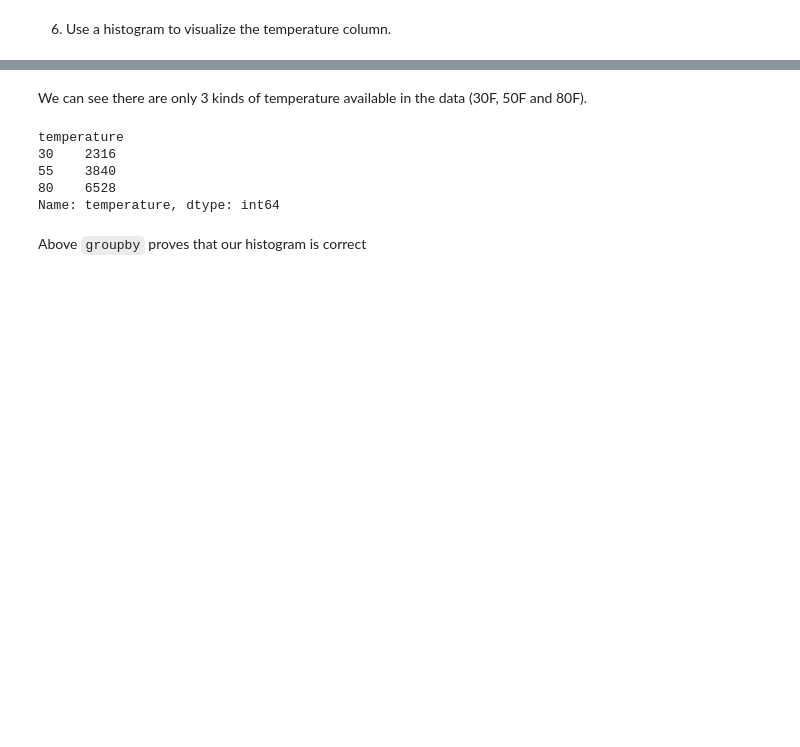
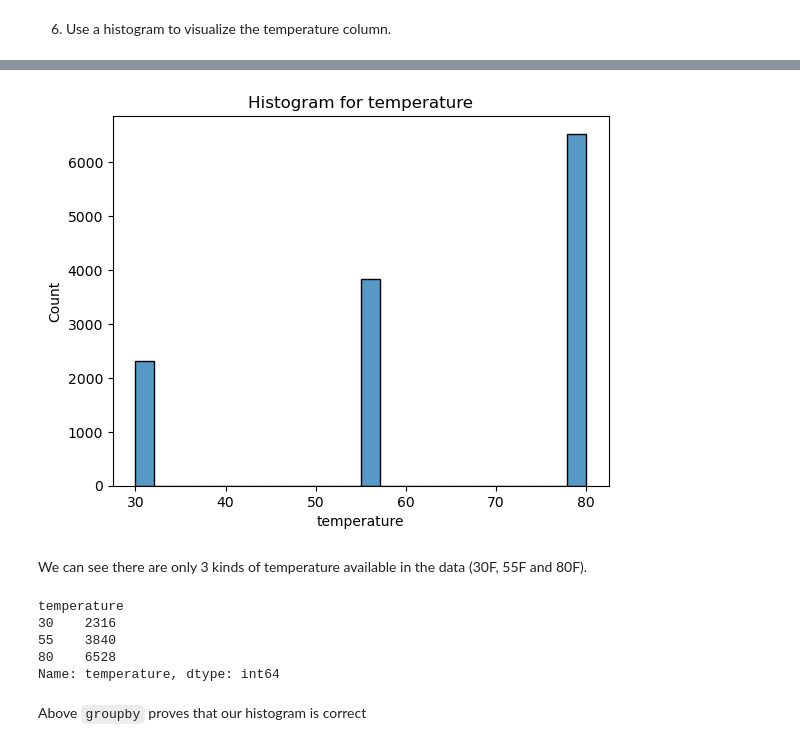
Before and after one commit to parthoghosh24/bhpcmlai, a Jupyter notebook: amazon_coupon_analysis/prompt.ipynb, the cells around one changed output, grey strips where cells are left out. Cells and saved outputs as stored; diff of their text form; code cells hidden in the pictures; blank space fills up the shorter version.

```diff
--- a/amazon_coupon_analysis/prompt.ipynb
+++ b/amazon_coupon_analysis/prompt.ipynb
@@ -198,7 +197,7 @@ fig.write_image("images/coupon_bar.png")
 # %% [markdown]
 6. Use a histogram to visualize the temperature column.
 # %%
-fig = px.histogram(data[['temperature','Y']], color='Y', title = 'Histogram for temperature')
-fig.show()
-fig.write_image("images/temperature_hist.png")
+sns.histplot(data=data['temperature']).set(title = 'Histogram for temperature')
+
+plt.savefig("images/temperature_hist.png")
 # %% [output]
@@ -206,5 +204,6 @@ fig.write_image("images/temperature_hist.png")
+[figure, added]
 # %% [markdown]
-We can see there are only 3 kinds of temperature available in the data (30F, 50F and 80F).
+We can see there are only 3 kinds of temperature available in the data (30F, 55F and 80F).
 # %%
 data.groupby('temperature')['temperature'].count()
 # %% [output]
```
Also changed, not shown: parts of 58 cells of this notebook, 32 other files.
